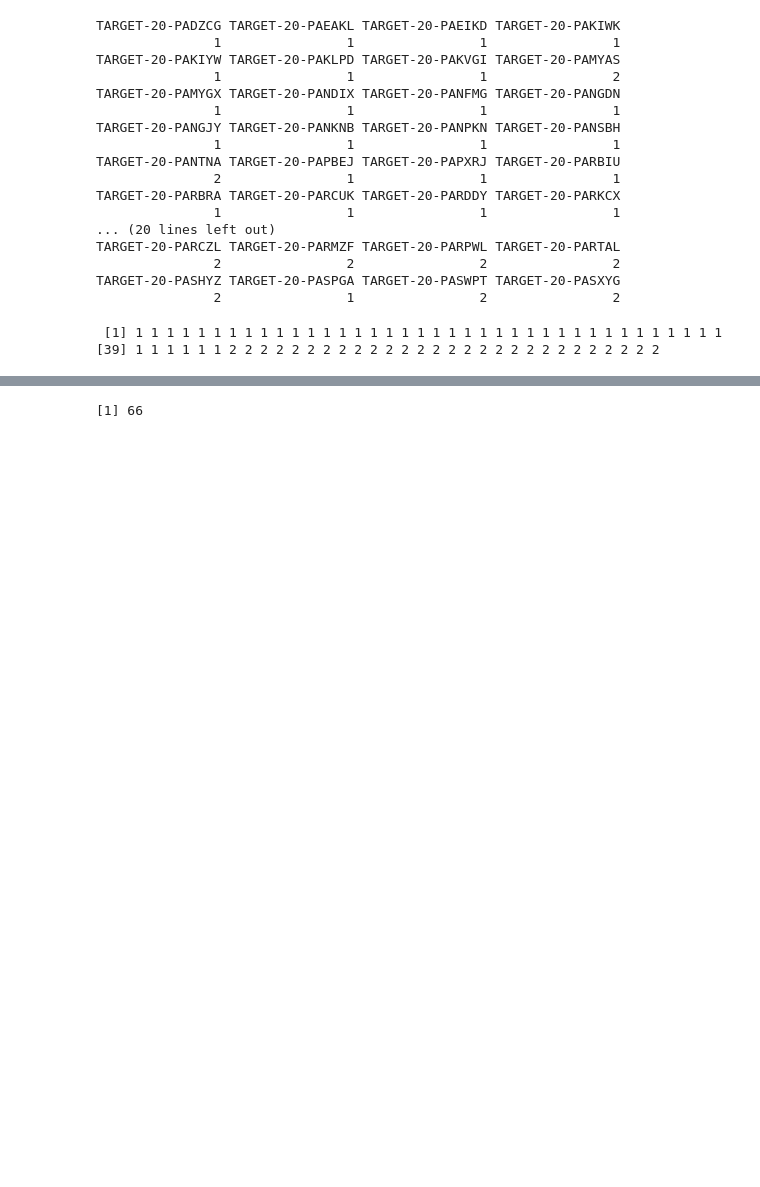
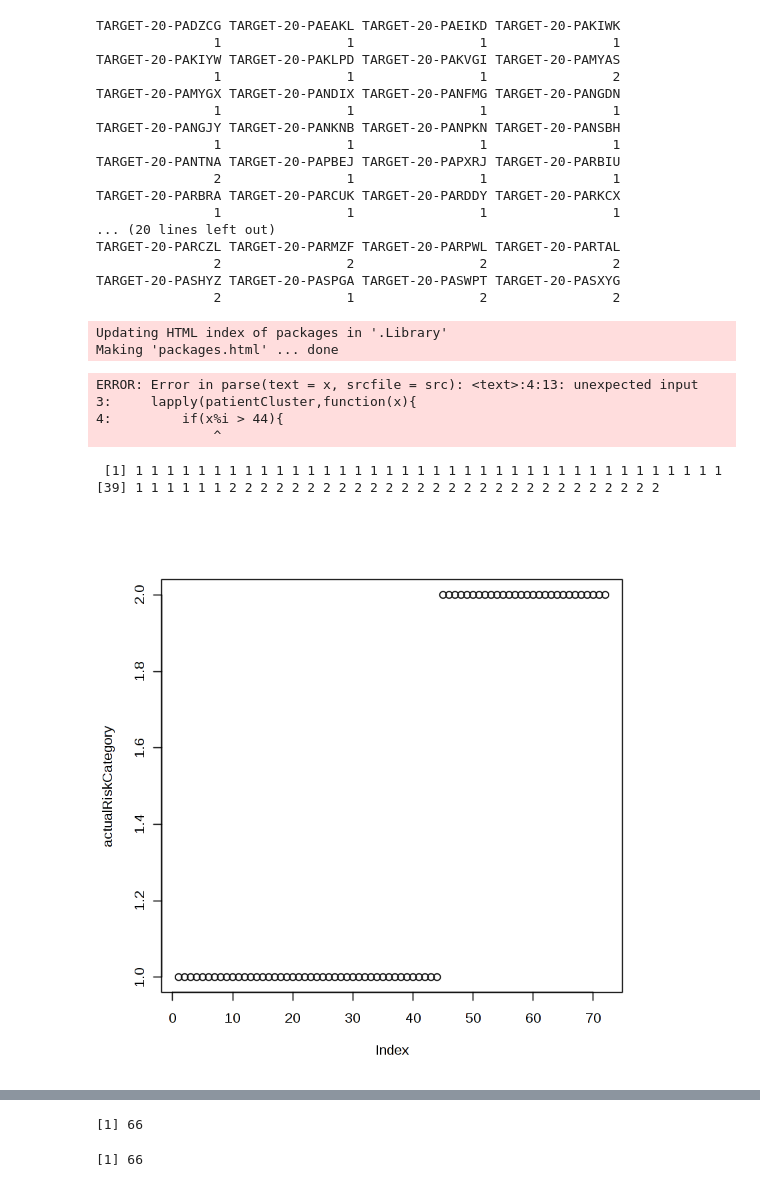
Before and after one commit to tmnx/AML-Project, a Jupyter notebook: AML Group Project (1).ipynb, the cells around one changed output, grey strips where cells are left out. Cells and saved outputs as stored; diff of their text form; code cells hidden in the pictures; blank space fills up the shorter version.

Commit message:
Deleted some junk
Added individual gene cluster analysis

```diff
--- a/AML Group Project.ipynb
+++ b/AML Group Project (1).ipynb
@@ -281,3 +232,8 @@ TARGET-20-PARCZL TARGET-20-PARMZF TARGET-20-PARPWL TARGET-20-PARTAL
                2                2                2                2
 TARGET-20-PASHYZ TARGET-20-PASPGA TARGET-20-PASWPT TARGET-20-PASXYG
                2                1                2                2
+# %%
+install.packages("ggplot2", repos = "https://cran.rstudio.com")
+# %% [output]
+Updating HTML index of packages in '.Library'
+Making 'packages.html' ... done
@@ -284,9 +242,29 @@ TARGET-20-PASHYZ TARGET-20-PASPGA TARGET-20-PASWPT TARGET-20-PASXYG
+# %%
+# IGNORE THIS JUNK
+plot(patientCluster, type = "p", col = rgb(0, 0,
+    lapply(patientCluster,function(x){
+        if(x%i > 44){
+            0
+        }else{
+            1
+        }
+    })
+           ))
+# %% [output]
+ERROR: Error in parse(text = x, srcfile = src): <text>:4:13: unexpected input
+3:     lapply(patientCluster,function(x){
+4:         if(x%i > 44){
+               ^
 # %%
 actualRiskCategory <- c(rep(1, 44), rep(2, 28))
 actualRiskCategory
 # %% [output]
  [1] 1 1 1 1 1 1 1 1 1 1 1 1 1 1 1 1 1 1 1 1 1 1 1 1 1 1 1 1 1 1 1 1 1 1 1 1 1 1
 [39] 1 1 1 1 1 1 2 2 2 2 2 2 2 2 2 2 2 2 2 2 2 2 2 2 2 2 2 2 2 2 2 2 2 2
+# %%
+plot(actualRiskCategory)
+# %% [output]
+[figure, added]
 # %%
 comparison = rbind(patientCluster, actualRiskCategory)
 comparison
@@ -308,0 +299,4 @@ numberOfCorrectCluster
+# %%
+determineTheNumOfCorrectClusterMatches(comparison)
+# %% [output]
+[1] 66
```
Also changed, not shown: parts of 15 cells of this notebook.
